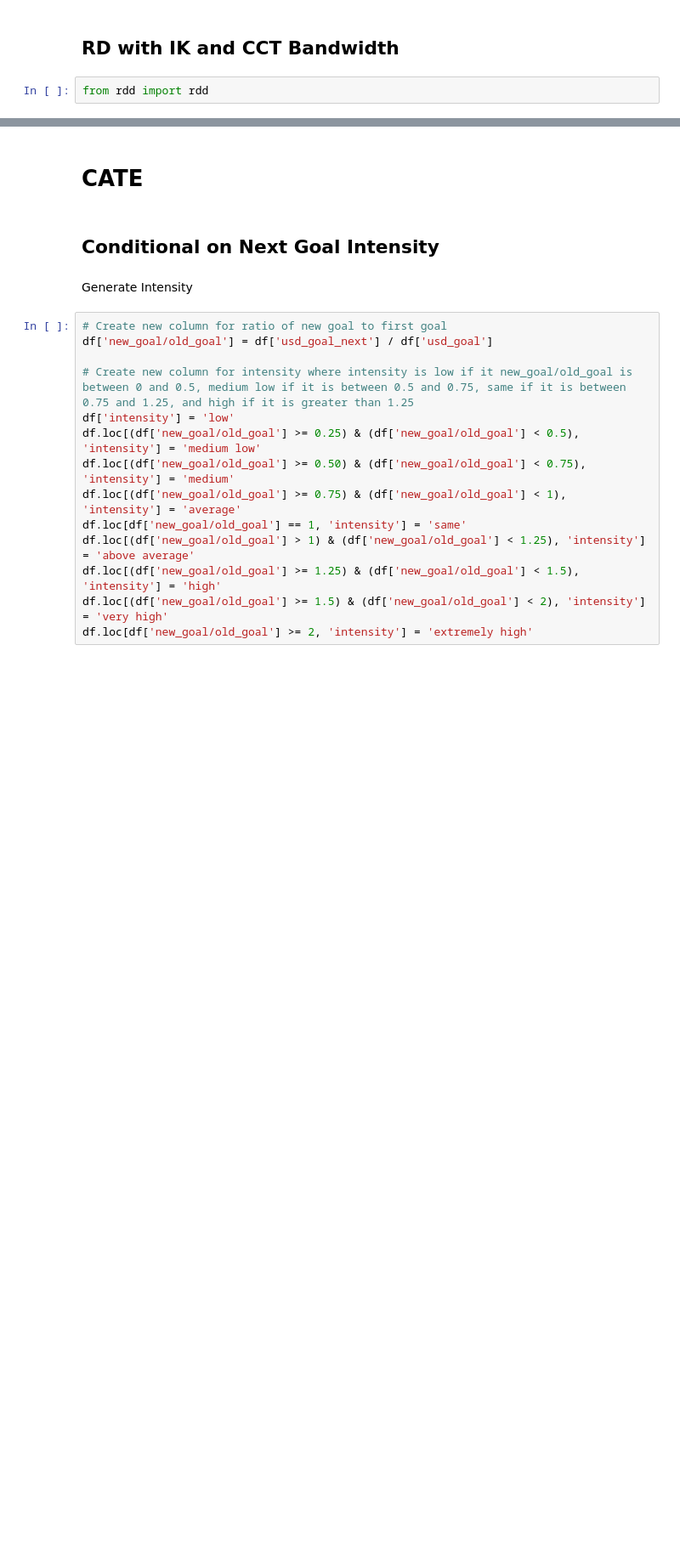
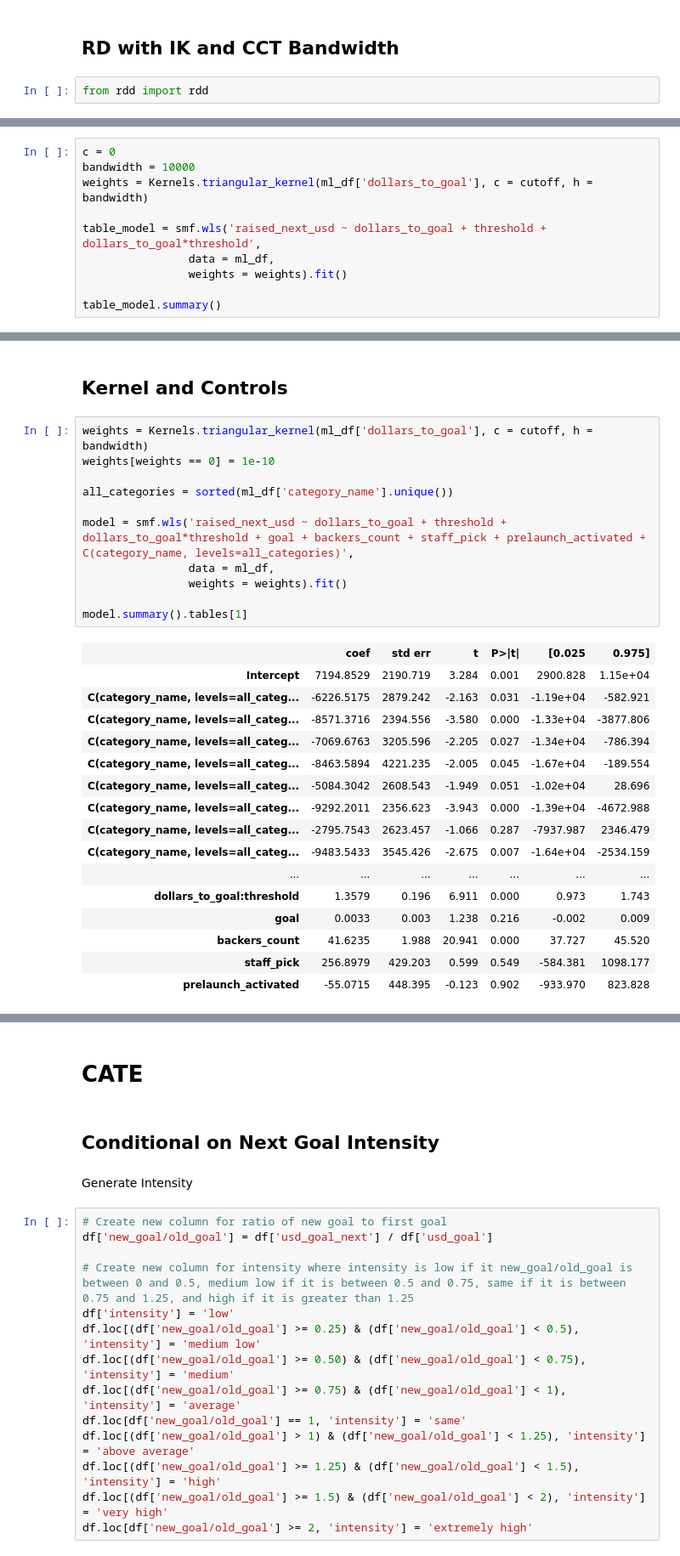
Before and after one commit to sahilpatil98/kickstarter-JMP, a Jupyter notebook: data-analysis/next_project_discontinuity_analysis.ipynb, the cells around one changed output, grey strips where cells are left out. Shown: that part at 85% size. Saved outputs shown, nothing was run; the diff lists cells and outputs as text; blank space fills up the shorter version.

```diff
--- a/data-analysis/next_project_discontinuity_analysis.ipynb
+++ b/data-analysis/next_project_discontinuity_analysis.ipynb
@@ -513,0 +562,10 @@ After Cutoff Data Shape: (10414, 153)
+# %%
+c = 0
+bandwidth = 10000
+weights = Kernels.triangular_kernel(ml_df['dollars_to_goal'], c = cutoff, h = bandwidth)
+
+table_model = smf.wls('raised_next_usd ~ dollars_to_goal + threshold + dollars_to_goal*threshold',
+                data = ml_df,
+                weights = weights).fit()
+
+table_model.summary()
@@ -513,0 +596,30 @@ After Cutoff Data Shape: (10414, 153)
+# %% [markdown]
+## Kernel and Controls
+# %%
+weights = Kernels.triangular_kernel(ml_df['dollars_to_goal'], c = cutoff, h = bandwidth)
+weights[weights == 0] = 1e-10
+
+all_categories = sorted(ml_df['category_name'].unique())
+
+model = smf.wls('raised_next_usd ~ dollars_to_goal + threshold + dollars_to_goal*threshold + goal + backers_count + staff_pick + prelaunch_activated + C(category_name, levels=all_categories)',
+                data = ml_df,
+                weights = weights).fit()
+
+model.summary().tables[1]
+# %% [output]
+|  | coef | std err | t | P>|t| | [0.025 | 0.975] |
+| Intercept | 7194.8529 | 2190.719 | 3.284 | 0.001 | 2900.828 | 1.15e+04 |
+| C(category_name, levels=all_categ... | -6226.5175 | 2879.242 | -2.163 | 0.031 | -1.19e+04 | -582.921 |
+| C(category_name, levels=all_categ... | -8571.3716 | 2394.556 | -3.580 | 0.000 | -1.33e+04 | -3877.806 |
+| C(category_name, levels=all_categ... | -7069.6763 | 3205.596 | -2.205 | 0.027 | -1.34e+04 | -786.394 |
+| C(category_name, levels=all_categ... | -8463.5894 | 4221.235 | -2.005 | 0.045 | -1.67e+04 | -189.554 |
+| C(category_name, levels=all_categ... | -5084.3042 | 2608.543 | -1.949 | 0.051 | -1.02e+04 | 28.696 |
+| C(category_name, levels=all_categ... | -9292.2011 | 2356.623 | -3.943 | 0.000 | -1.39e+04 | -4672.988 |
+| C(category_name, levels=all_categ... | -2795.7543 | 2623.457 | -1.066 | 0.287 | -7937.987 | 2346.479 |
+| C(category_name, levels=all_categ... | -9483.5433 | 3545.426 | -2.675 | 0.007 | -1.64e+04 | -2534.159 |
+| ... | ... | ... | ... | ... | ... | ... |
+| dollars_to_goal:threshold | 1.3579 | 0.196 | 6.911 | 0.000 | 0.973 | 1.743 |
+| goal | 0.0033 | 0.003 | 1.238 | 0.216 | -0.002 | 0.009 |
+| backers_count | 41.6235 | 1.988 | 20.941 | 0.000 | 37.727 | 45.520 |
+| staff_pick | 256.8979 | 429.203 | 0.599 | 0.549 | -584.381 | 1098.177 |
+| prelaunch_activated | -55.0715 | 448.395 | -0.123 | 0.902 | -933.970 | 823.828 |
```
Also changed, not shown: parts of 48 cells of this notebook, 2 other files.
